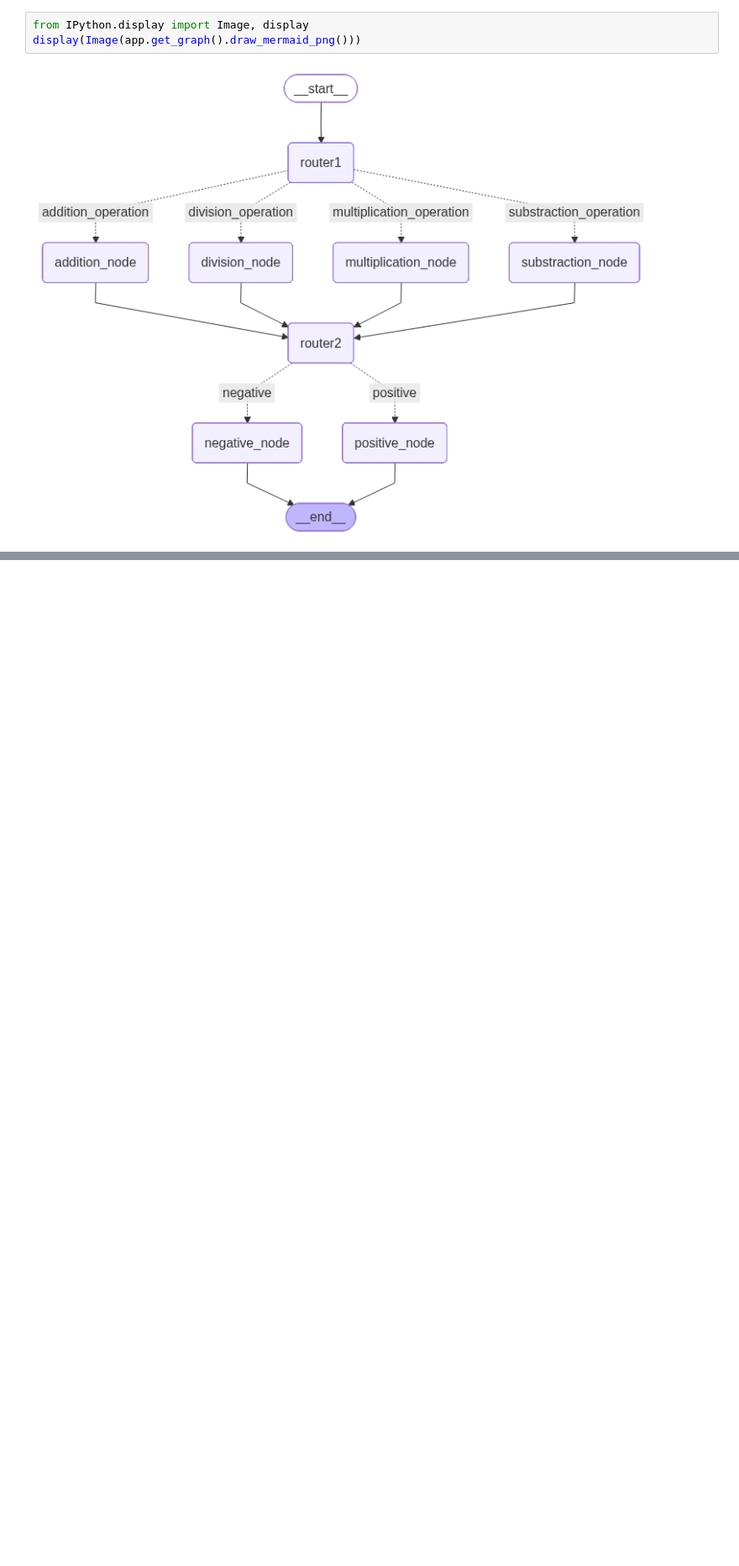
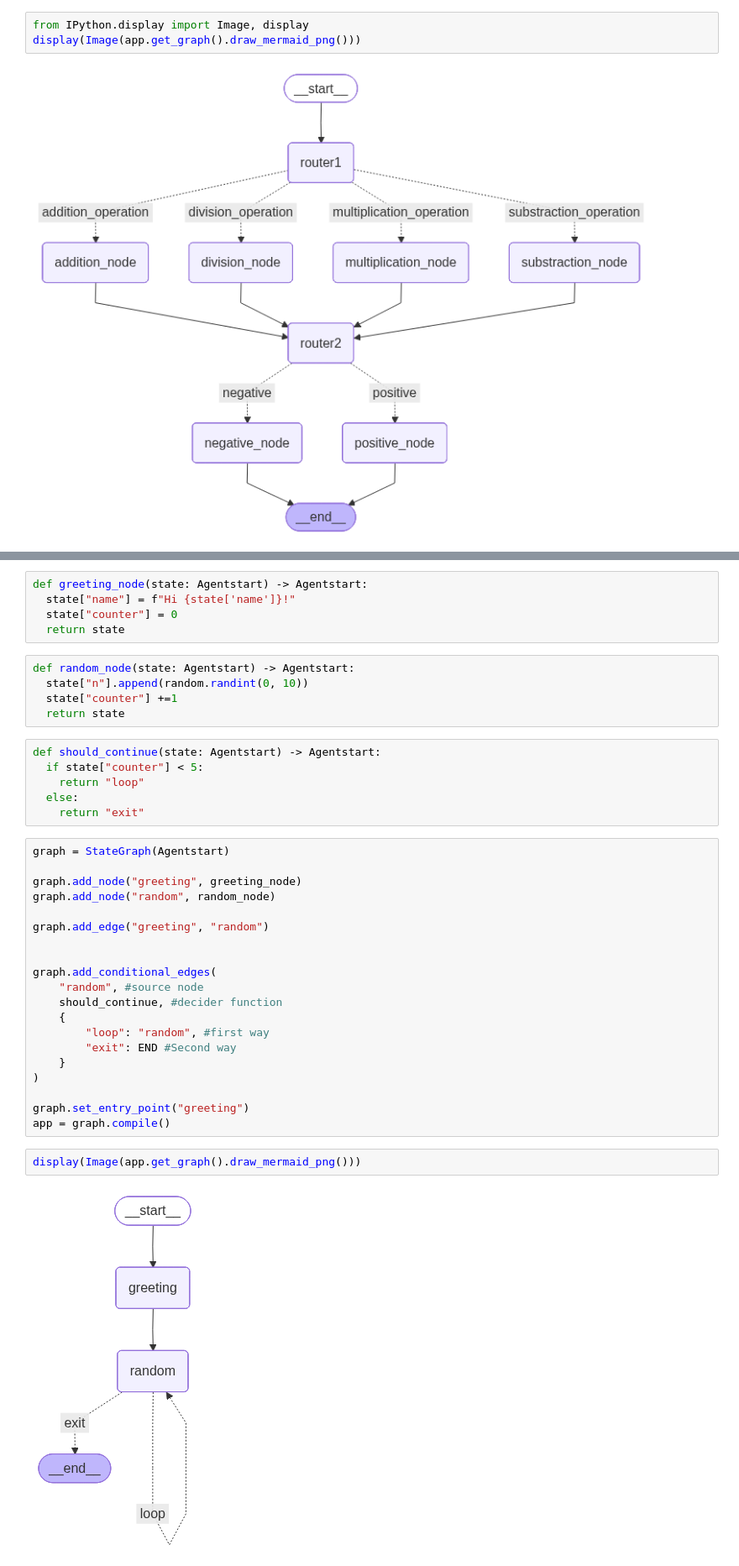
Before and after one commit to AlaaBouhaouel/Langgraph, a Jupyter notebook: langgragh_basic.ipynb, the cells around one changed output, grey strips where cells are left out. Shown at 84% size. Cells and saved outputs as stored; diff of their text form; blank space fills up the shorter version.

```diff
--- a/langgragh_basic.ipynb
+++ b/langgragh_basic.ipynb
@@ -321,0 +339,40 @@ display(Image(app.get_graph().draw_mermaid_png()))
+# %%
+def greeting_node(state: Agentstart) -> Agentstart:
+  state["name"] = f"Hi {state['name']}!"
+  state["counter"] = 0
+  return state
+# %%
+def random_node(state: Agentstart) -> Agentstart:
+  state["n"].append(random.randint(0, 10))
+  state["counter"] +=1
+  return state
+# %%
+def should_continue(state: Agentstart) -> Agentstart:
+  if state["counter"] < 5:
+    return "loop"
+  else:
+    return "exit"
+# %%
+graph = StateGraph(Agentstart)
+
+graph.add_node("greeting", greeting_node)
+graph.add_node("random", random_node)
+
+graph.add_edge("greeting", "random")
+
+
+graph.add_conditional_edges(
+    "random", #source node
+    should_continue, #decider function
+    {
+        "loop": "random", #first way
+        "exit": END #Second way
+    }
+)
+
+graph.set_entry_point("greeting")
+app = graph.compile()
+# %%
+display(Image(app.get_graph().draw_mermaid_png()))
+# %% [output]
+[figure, added]
```
Also changed, not shown: parts of 18 cells of this notebook.
